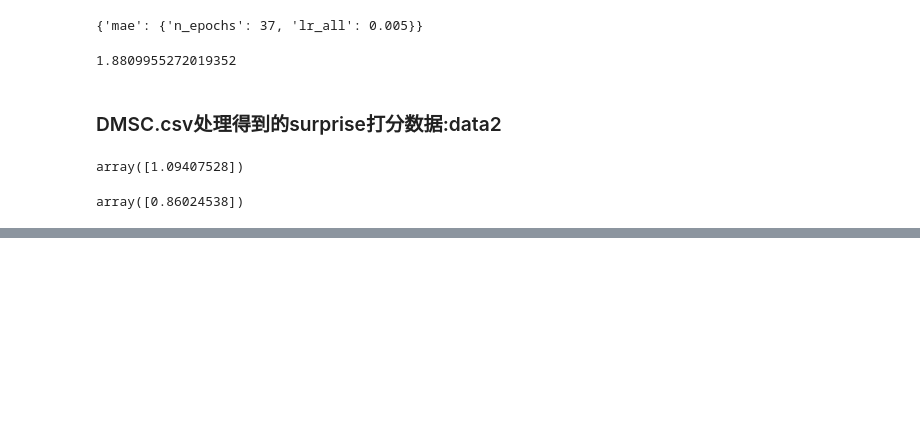
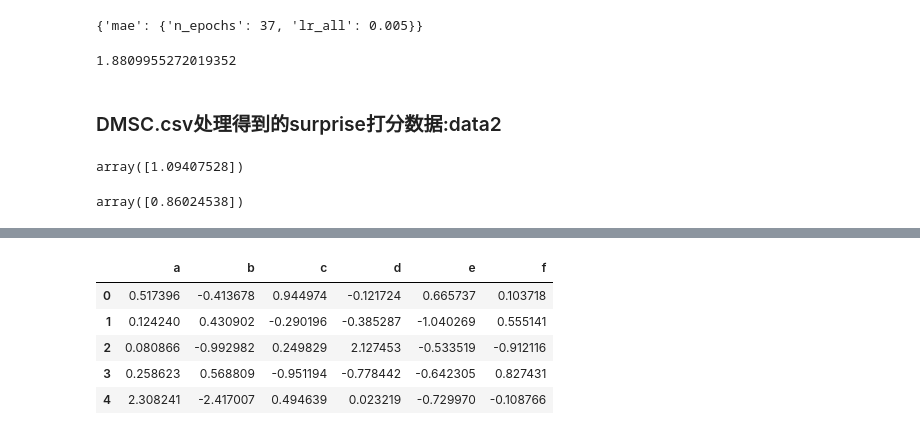
Before and after one commit to chenjinhongv/doubanMovieRecommender, a Jupyter notebook: JinhongChan/code/note.ipynb, the cells around one changed output, grey strips where cells are left out. Saved outputs shown, nothing was run; the diff lists cells and outputs as text; code cells hidden in the pictures; blank space fills up the shorter version.

```diff
--- a/JinhongChan/code/note.ipynb
+++ b/JinhongChan/code/note.ipynb
@@ -229,0 +252,2 @@ array([0.86024538])
+# %%
+data=pd.DataFrame(np.random.randint(5,5),columns=list('abcde'))
@@ -229,0 +265,11 @@ array([0.86024538])
+# %%
+data["f"] = data.apply(lambda x:x.a + x.b, axis=1)
+# %%
+data
+# %% [output]
+|  | a | b | c | d | e | f |
+| 0 | 0.517396 | -0.413678 | 0.944974 | -0.121724 | 0.665737 | 0.103718 |
+| 1 | 0.124240 | 0.430902 | -0.290196 | -0.385287 | -1.040269 | 0.555141 |
+| 2 | 0.080866 | -0.992982 | 0.249829 | 2.127453 | -0.533519 | -0.912116 |
+| 3 | 0.258623 | 0.568809 | -0.951194 | -0.778442 | -0.642305 | 0.827431 |
+| 4 | 2.308241 | -2.417007 | 0.494639 | 0.023219 | -0.729970 | -0.108766 |
```
Also changed, not shown: parts of 7 cells of this notebook, 2 other files.
